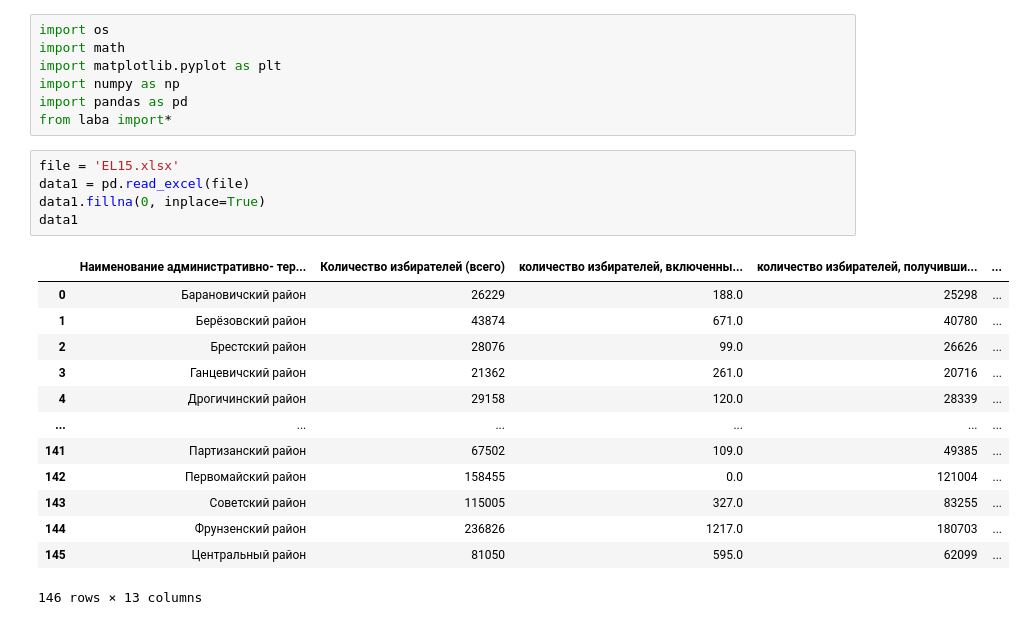
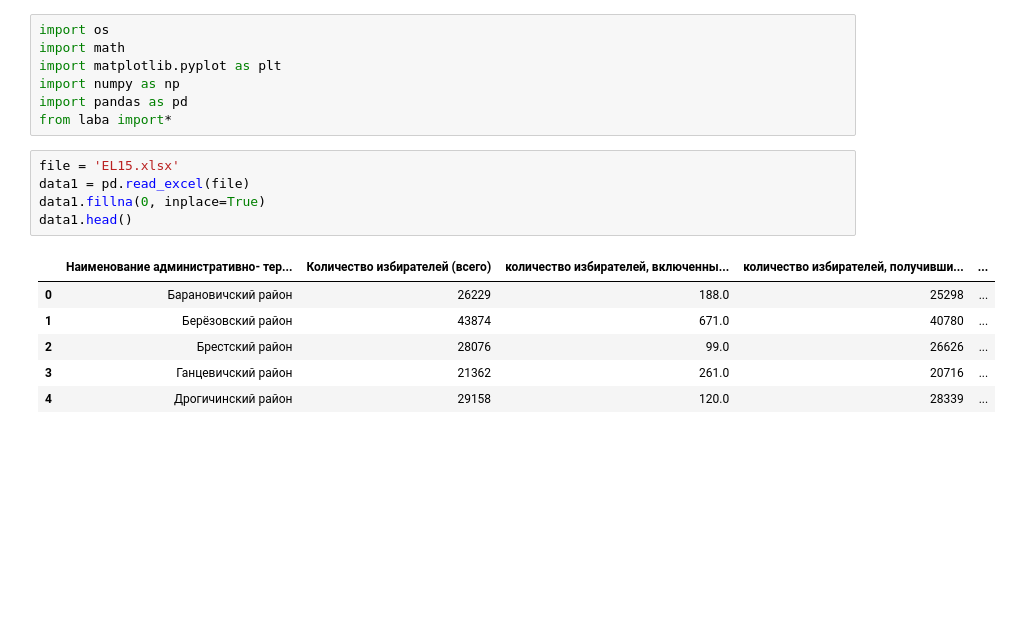
Before and after one commit to Claptar/smth-interesting-mb-, a Jupyter notebook: narodzets/narodzec.ipynb, the cells around one changed output. Cells and saved outputs as stored; diff of their text form; blank space fills up the shorter version.

```diff
--- a/narodzets/narodzec.ipynb
+++ b/narodzets/narodzec.ipynb
@@ -8,22 +8,15 @@ from laba import*
 # %%
 file = 'EL15.xlsx'
 data1 = pd.read_excel(file)
 data1.fillna(0, inplace=True)
-data1
+data1.head()
 # %% [output]
 |  | Наименование административно- тер... | Количество избирателей (всего) | количество избирателей, включенны... | количество избирателей, получивши... | ... |
 | 0 | Барановичский район | 26229 | 188.0 | 25298 | ... |
 | 1 | Берёзовский район | 43874 | 671.0 | 40780 | ... |
 | 2 | Брестский район | 28076 | 99.0 | 26626 | ... |
 | 3 | Ганцевичский район | 21362 | 261.0 | 20716 | ... |
 | 4 | Дрогичинский район | 29158 | 120.0 | 28339 | ... |
-| ... | ... | ... | ... | ... | ... |
-| 141 | Партизанский район | 67502 | 109.0 | 49385 | ... |
-| 142 | Первомайский район | 158455 | 0.0 | 121004 | ... |
-| 143 | Советский район | 115005 | 327.0 | 83255 | ... |
-| 144 | Фрунзенский район | 236826 | 1217.0 | 180703 | ... |
-| 145 | Центральный район | 81050 | 595.0 | 62099 | ... |
-146 rows × 13 columns
 # %%
 file = 'EL15.xlsx'
 data2 = pd.read_excel(file, sheet_name=1)
```
Also changed, not shown: parts of 3 cells of this notebook, 1 other file.
